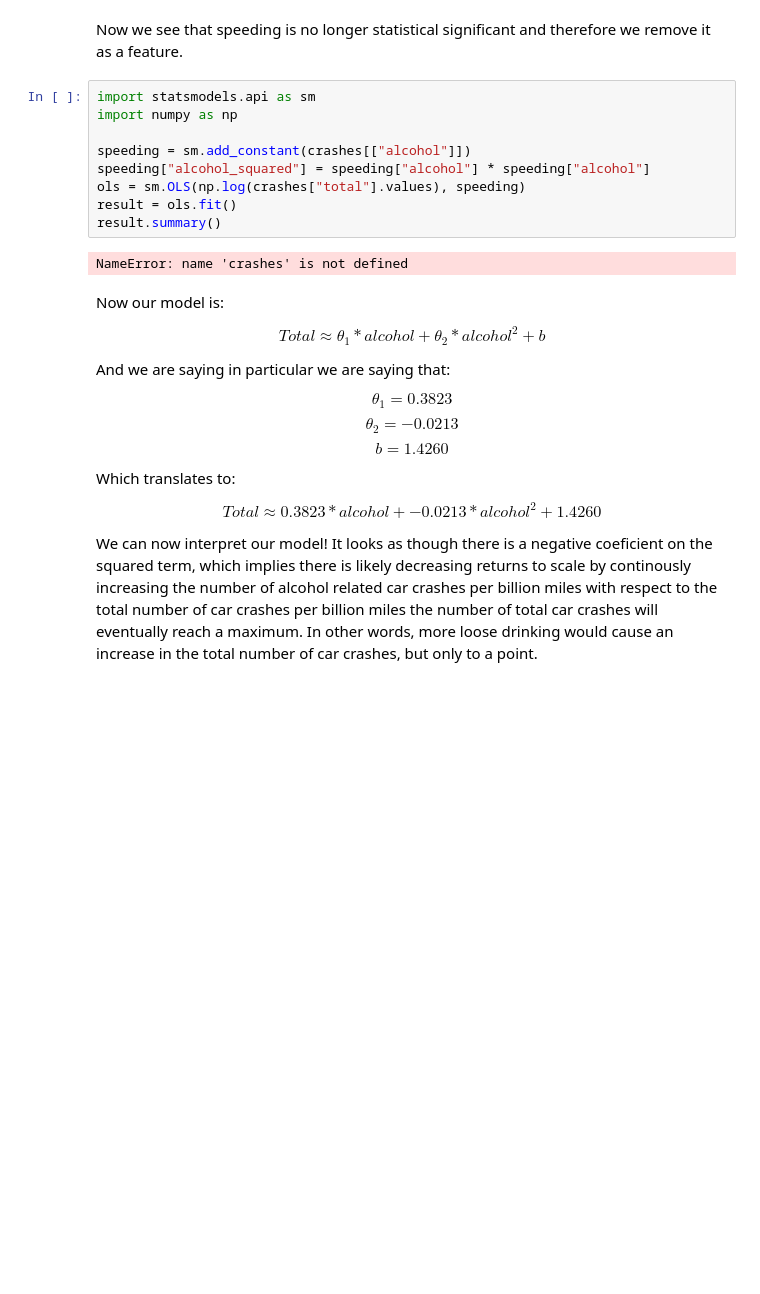
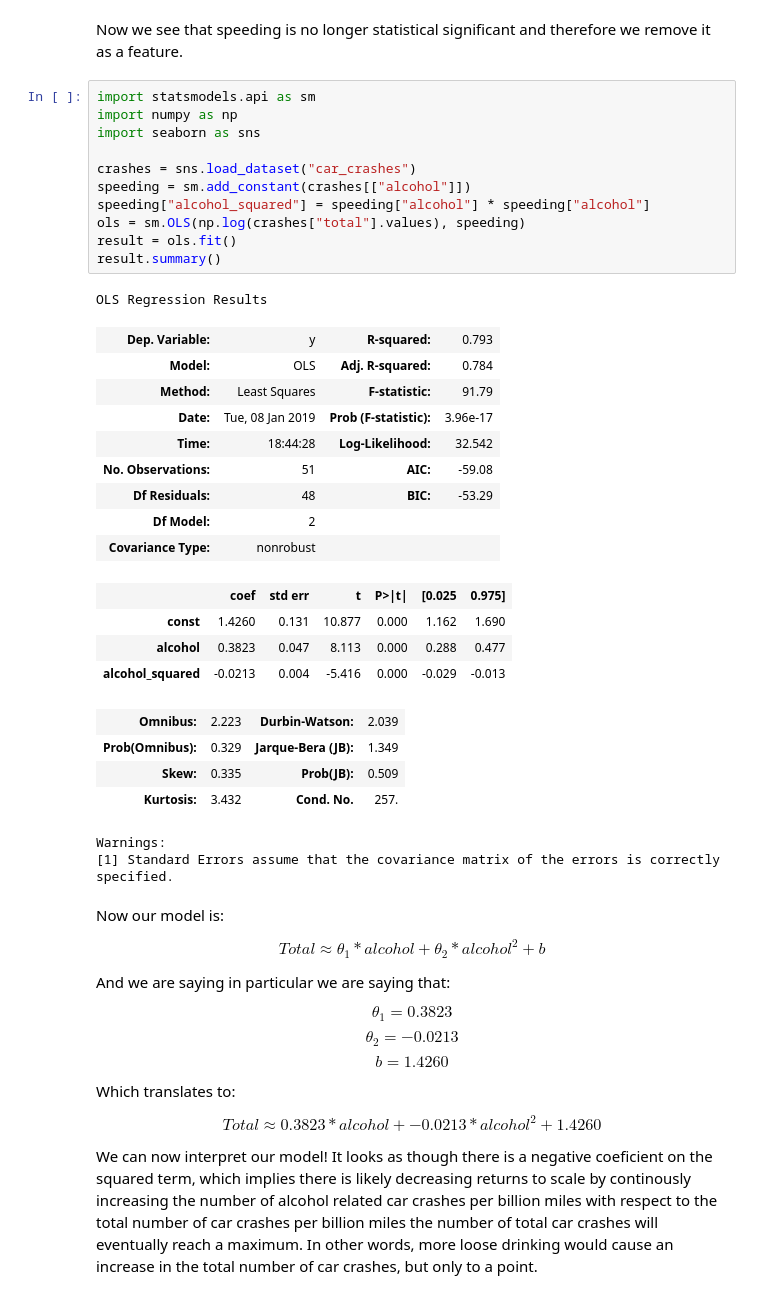
Before and after one commit to EricSchles/second_data_science_meetup_nyc, a Jupyter notebook: regression2.ipynb, the cells around one changed output. Drawn from its saved outputs; the diff is of its cells as text; blank space fills up the shorter version.

```diff
--- a/regression2.ipynb
+++ b/regression2.ipynb
@@ -1163,14 +1163,35 @@ Now we see that speeding is no longer statistical significant and therefore we r
 # %%
 import statsmodels.api as sm
 import numpy as np
+import seaborn as sns
 
+crashes = sns.load_dataset("car_crashes")
 speeding = sm.add_constant(crashes[["alcohol"]])
 speeding["alcohol_squared"] = speeding["alcohol"] * speeding["alcohol"]
 ols = sm.OLS(np.log(crashes["total"].values), speeding)
 result = ols.fit()
 result.summary()
 # %% [output]
-NameError: name 'crashes' is not defined
+OLS Regression Results
+| Dep. Variable: | y | R-squared: | 0.793 |
+| Model: | OLS | Adj. R-squared: | 0.784 |
+| Method: | Least Squares | F-statistic: | 91.79 |
+| Date: | Tue, 08 Jan 2019 | Prob (F-statistic): | 3.96e-17 |
+| Time: | 18:44:28 | Log-Likelihood: | 32.542 |
+| No. Observations: | 51 | AIC: | -59.08 |
+| Df Residuals: | 48 | BIC: | -53.29 |
+| Df Model: | 2 |  |  |
+| Covariance Type: | nonrobust |  |  |
+|  | coef | std err | t | P>|t| | [0.025 | 0.975] |
+| const | 1.4260 | 0.131 | 10.877 | 0.000 | 1.162 | 1.690 |
+| alcohol | 0.3823 | 0.047 | 8.113 | 0.000 | 0.288 | 0.477 |
+| alcohol_squared | -0.0213 | 0.004 | -5.416 | 0.000 | -0.029 | -0.013 |
+| Omnibus: | 2.223 | Durbin-Watson: | 2.039 |
+| Prob(Omnibus): | 0.329 | Jarque-Bera (JB): | 1.349 |
+| Skew: | 0.335 | Prob(JB): | 0.509 |
+| Kurtosis: | 3.432 | Cond. No. | 257. |
+Warnings:
+[1] Standard Errors assume that the covariance matrix of the errors is correctly specified.
 # %% [markdown]
 Now our model is:
 
```
Also changed, not shown: parts of 3 cells of this notebook.
